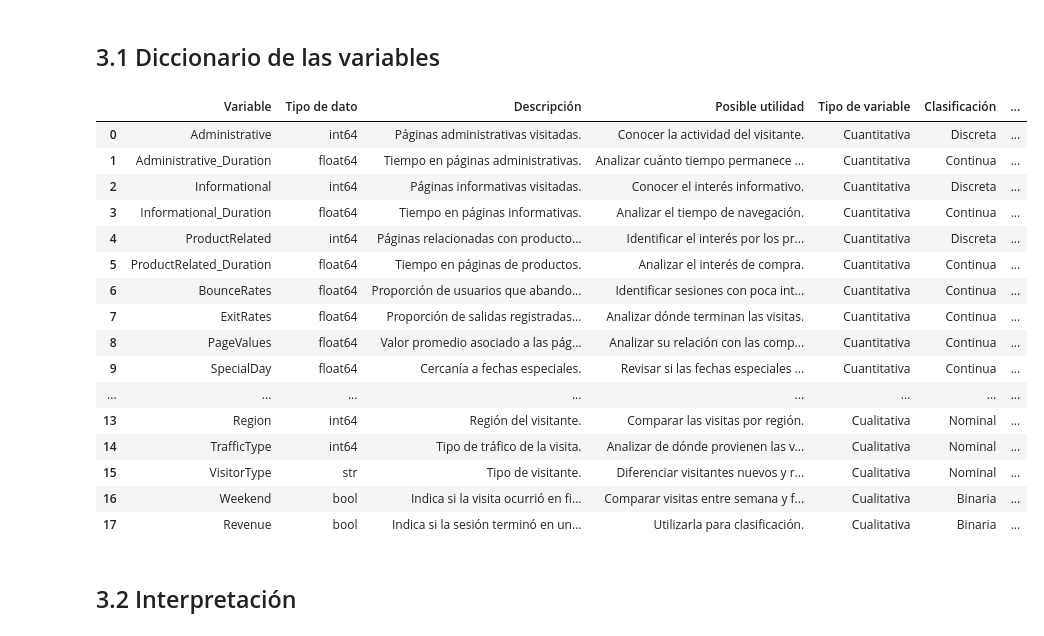
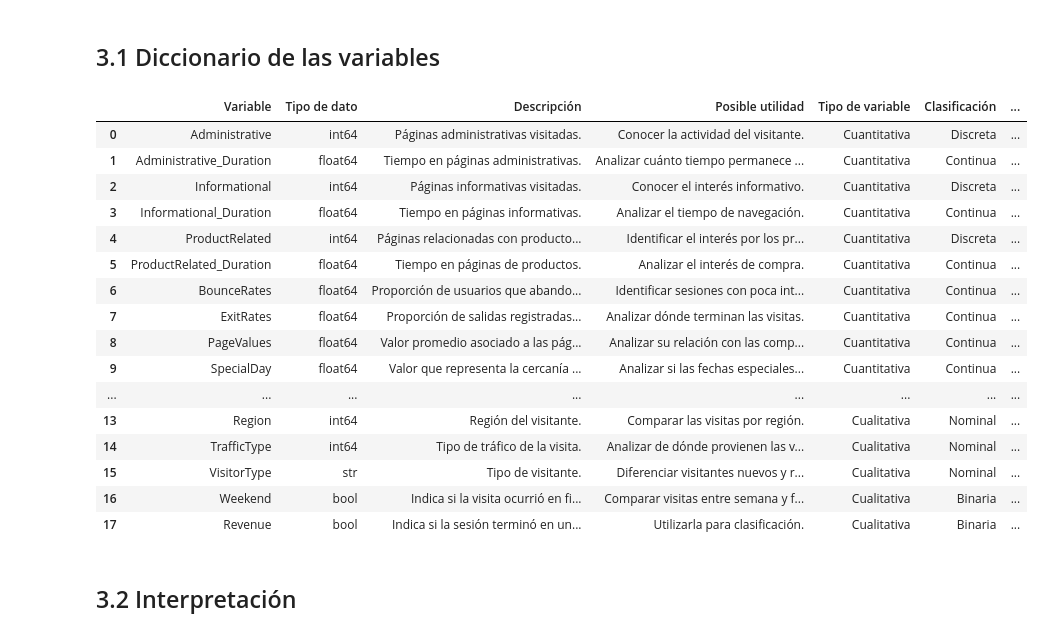
Before and after one commit to Shaggy1789/REC_ECBD_2026_Chavez_Byron, a Jupyter notebook: notebooks/ChavezMolina_Byron_U2_AE1_Exploracion.ipynb, the cells around one changed output. Saved outputs shown, nothing was run; the diff lists cells and outputs as text; code cells hidden in the pictures.

```diff
--- a/notebooks/ChavezMolina_Byron_U2_AE1_Exploracion.ipynb
+++ b/notebooks/ChavezMolina_Byron_U2_AE1_Exploracion.ipynb
@@ -183,7 +183,7 @@ descripciones = {
     "BounceRates": ("Proporción de usuarios que abandonan el sitio después de ver una página.", "Identificar sesiones con poca interacción."),
     "ExitRates": ("Proporción de salidas registradas desde una página.", "Analizar dónde terminan las visitas."),
     "PageValues": ("Valor promedio asociado a las páginas visitadas antes de una transacción.", "Analizar su relación con las compras."),
-    "SpecialDay": ("Cercanía a fechas especiales.", "Revisar si las fechas especiales influyen en las visitas."),
+    "SpecialDay": ("Valor que representa la cercanía de la visita a una fecha especial.", "Analizar si las fechas especiales se relacionan con el comportamiento de los visitantes."),
     "Month": ("Mes en que ocurrió la visita.", "Comparar el comportamiento por mes."),
     "OperatingSystems": ("Sistema operativo utilizado.", "Identificar los sistemas operativos utilizados."),
     "Browser": ("Navegador utilizado.", "Conocer los navegadores de los visitantes."),
@@ -201,34 +201,34 @@ diccionario = pd.DataFrame({
     "Descripción": [
         descripciones[columna][0] for columna in datos.columns
     ],
     "Posible utilidad": [
         descripciones[columna][1] for columna in datos.columns
     ],
     "Tipo de variable": [
         clasificacion[columna][0] for columna in datos.columns
     ],
     "Clasificación": [
         clasificacion[columna][1] for columna in datos.columns
     ],
     "Unidad de medida": [
         clasificacion[columna][2] for columna in datos.columns
     ]
 })
 
 # Mostrar diccionario
 diccionario
 # %% [output]
 |  | Variable | Tipo de dato | Descripción | Posible utilidad | Tipo de variable | Clasificación | ... |
 | 0 | Administrative | int64 | Páginas administrativas visitadas. | Conocer la actividad del visitante. | Cuantitativa | Discreta | ... |
 | 1 | Administrative_Duration | float64 | Tiempo en páginas administrativas. | Analizar cuánto tiempo permanece ... | Cuantitativa | Continua | ... |
 | 2 | Informational | int64 | Páginas informativas visitadas. | Conocer el interés informativo. | Cuantitativa | Discreta | ... |
 | 3 | Informational_Duration | float64 | Tiempo en páginas informativas. | Analizar el tiempo de navegación. | Cuantitativa | Continua | ... |
 | 4 | ProductRelated | int64 | Páginas relacionadas con producto... | Identificar el interés por los pr... | Cuantitativa | Discreta | ... |
 | 5 | ProductRelated_Duration | float64 | Tiempo en páginas de productos. | Analizar el interés de compra. | Cuantitativa | Continua | ... |
 | 6 | BounceRates | float64 | Proporción de usuarios que abando... | Identificar sesiones con poca int... | Cuantitativa | Continua | ... |
 | 7 | ExitRates | float64 | Proporción de salidas registradas... | Analizar dónde terminan las visitas. | Cuantitativa | Continua | ... |
 | 8 | PageValues | float64 | Valor promedio asociado a las pág... | Analizar su relación con las comp... | Cuantitativa | Continua | ... |
-| 9 | SpecialDay | float64 | Cercanía a fechas especiales. | Revisar si las fechas especiales ... | Cuantitativa | Continua | ... |
+| 9 | SpecialDay | float64 | Valor que representa la cercanía ... | Analizar si las fechas especiales... | Cuantitativa | Continua | ... |
 | ... | ... | ... | ... | ... | ... | ... | ... |
 | 13 | Region | int64 | Región del visitante. | Comparar las visitas por región. | Cualitativa | Nominal | ... |
 | 14 | TrafficType | int64 | Tipo de tráfico de la visita. | Analizar de dónde provienen las v... | Cualitativa | Nominal | ... |
```
